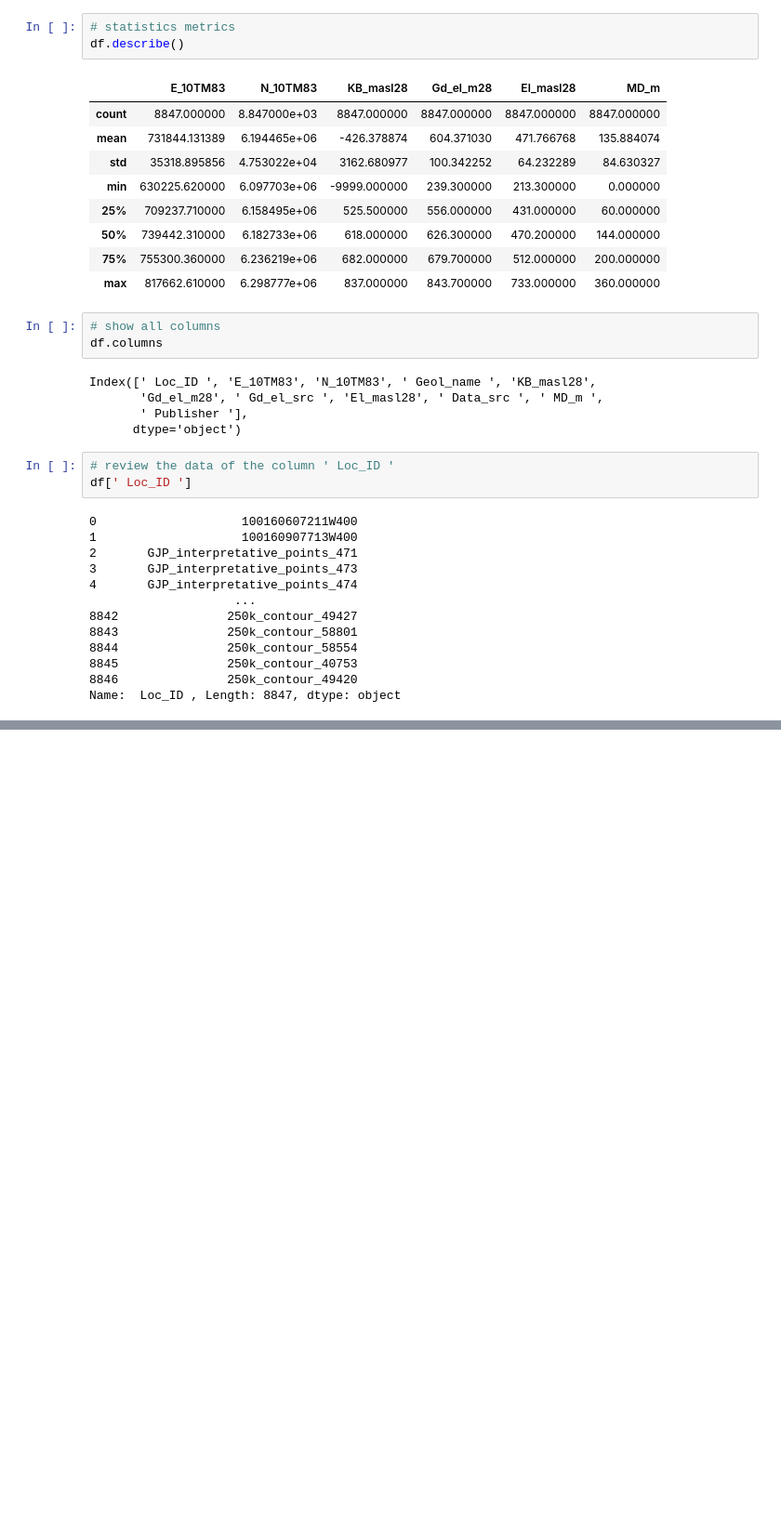
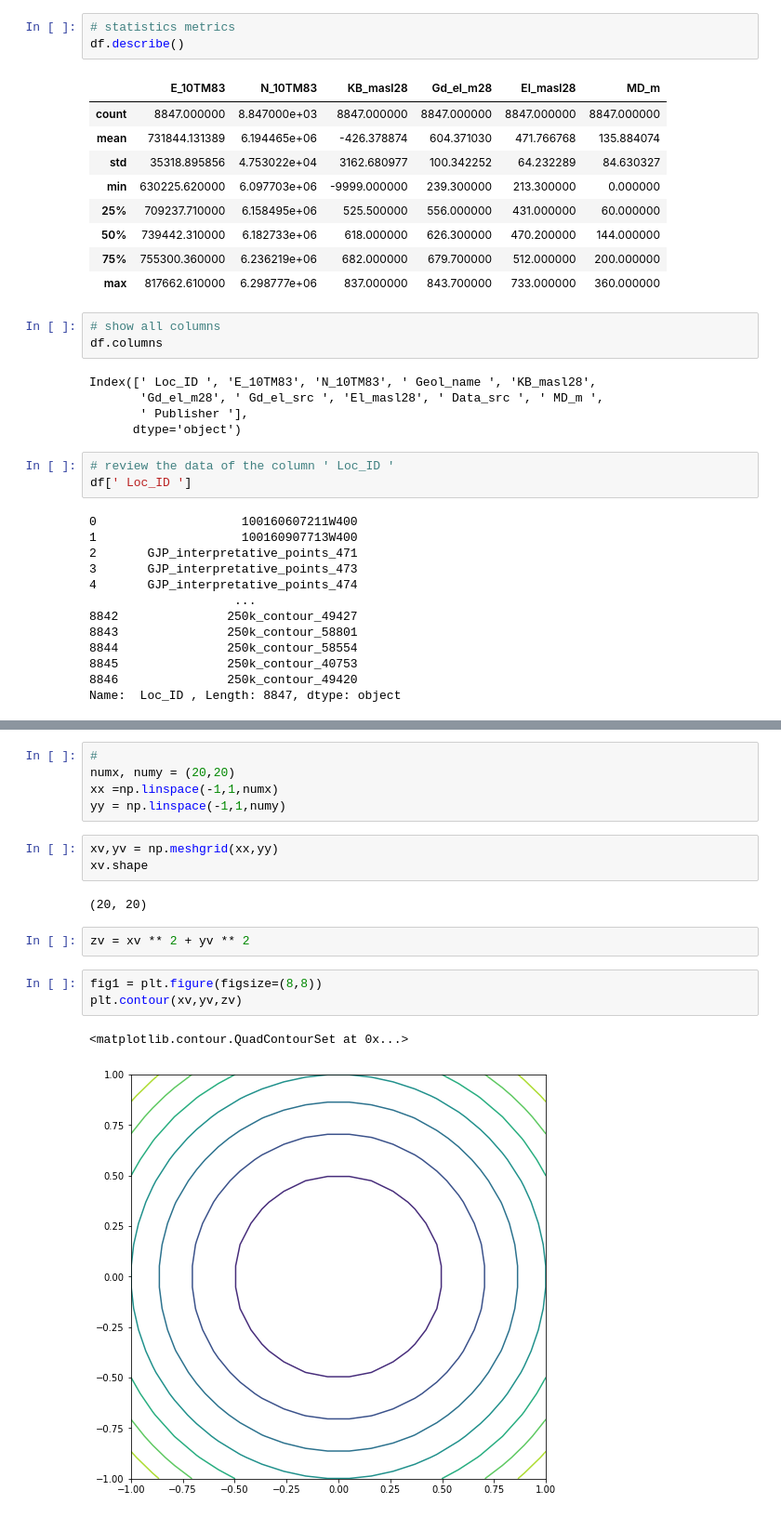
Before and after one commit to r3card0/Subsurface_Mapping, a Jupyter notebook: Subsurface_Mapping.ipynb, the cells around one changed output, grey strips where cells are left out. Shown: that part at 93% size. Saved outputs shown, nothing was run; the diff lists cells and outputs as text; blank space fills up the shorter version.

Commit message:
Added contour graph

```diff
--- a/Subsurface_Mapping.ipynb
+++ b/Subsurface_Mapping.ipynb
@@ -73,0 +101,18 @@ df.rename(columns={' Loc_ID ':'Loc_ID','E_10TM83': 'Easting','N_10TM83': 'Northi
+# %%
+#
+numx, numy = (20,20)
+xx =np.linspace(-1,1,numx)
+yy = np.linspace(-1,1,numy)
+# %%
+xv,yv = np.meshgrid(xx,yy)
+xv.shape
+# %% [output]
+(20, 20)
+# %%
+zv = xv ** 2 + yv ** 2
+# %%
+fig1 = plt.figure(figsize=(8,8))
+plt.contour(xv,yv,zv)
+# %% [output]
+<matplotlib.contour.QuadContourSet at 0x...>
+[figure, added]
```
Also changed, not shown: parts of 5 cells of this notebook.
